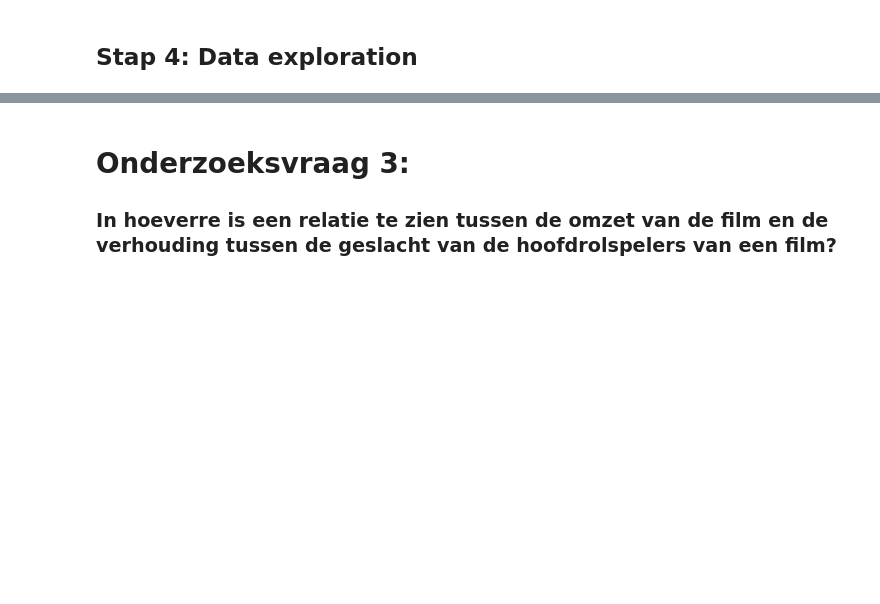
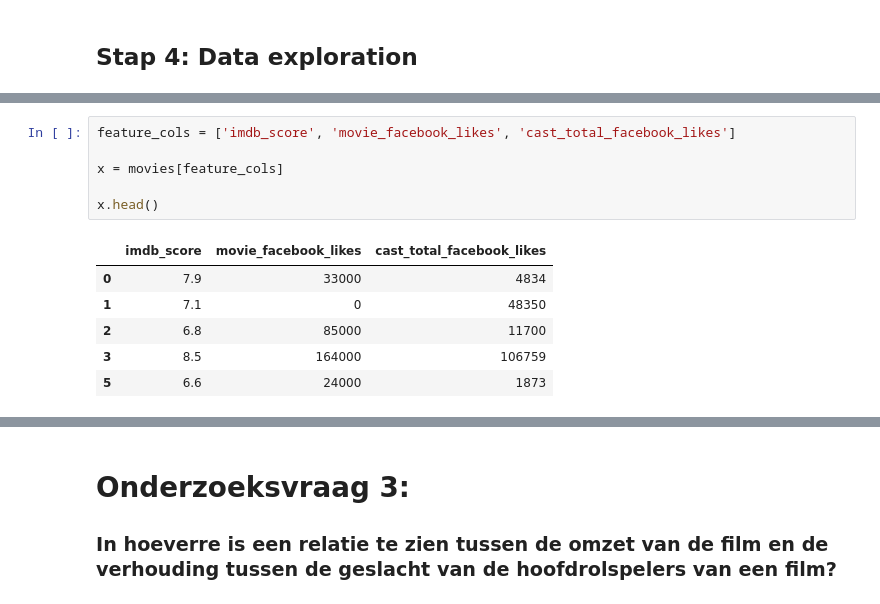
Before and after one commit to Danny-cao/DataScienceMovies, a Jupyter notebook: DataScienceFilms.ipynb, the cells around one changed output, grey strips where cells are left out. Cells and saved outputs as stored; diff of their text form; blank space fills up the shorter version.

```diff
--- a/DataScienceFilms.ipynb
+++ b/DataScienceFilms.ipynb
@@ -207,0 +305,13 @@ df_movies.describe()
+# %%
+feature_cols = ['imdb_score', 'movie_facebook_likes', 'cast_total_facebook_likes']
+
+x = movies[feature_cols]
+
+x.head()
+# %% [output]
+|  | imdb_score | movie_facebook_likes | cast_total_facebook_likes |
+| 0 | 7.9 | 33000 | 4834 |
+| 1 | 7.1 | 0 | 48350 |
+| 2 | 6.8 | 85000 | 11700 |
+| 3 | 8.5 | 164000 | 106759 |
+| 5 | 6.6 | 24000 | 1873 |
```
Also changed, not shown: parts of 31 cells of this notebook.
